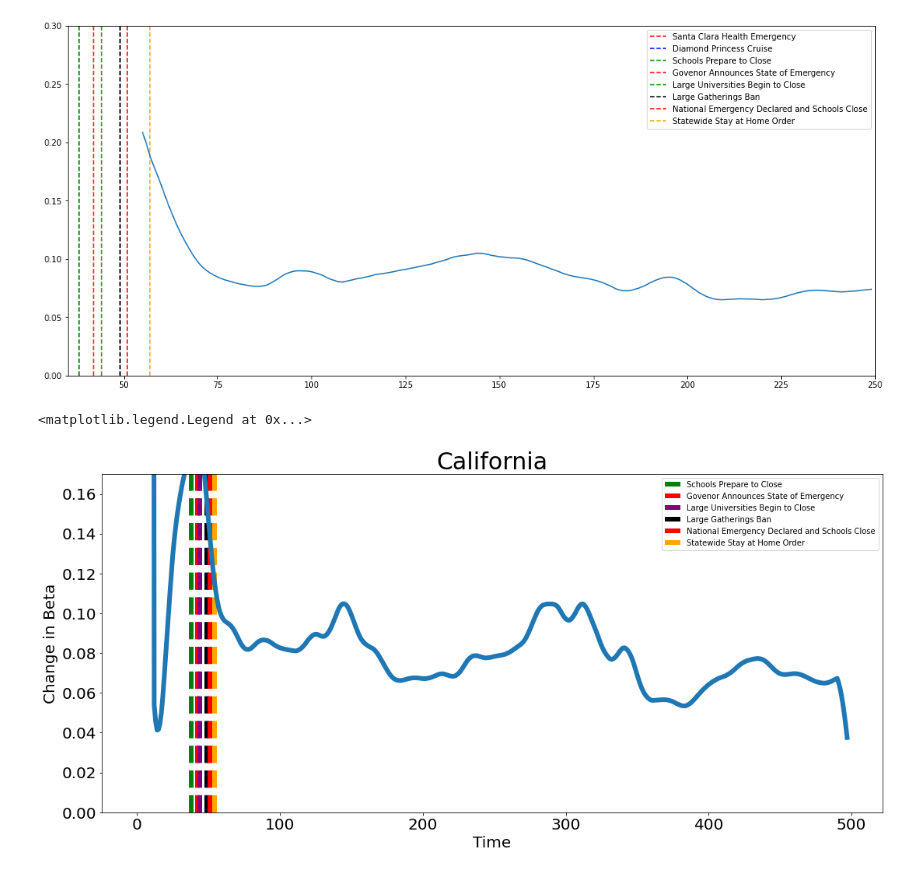
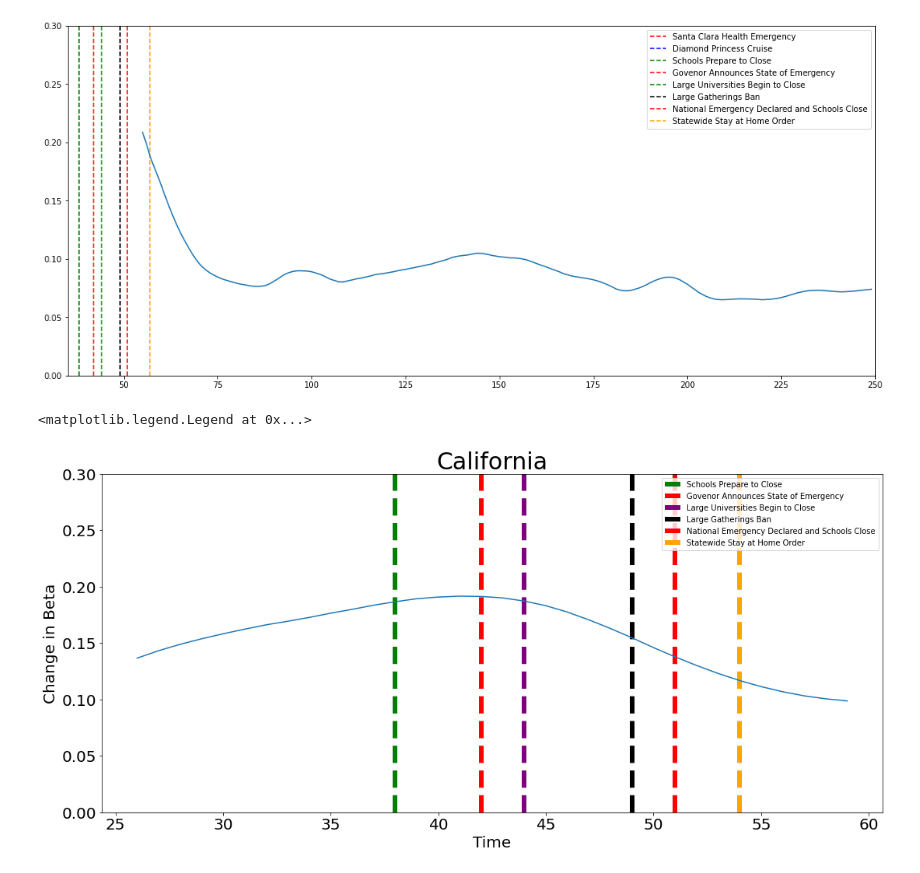
Before and after one commit to holiday-pettijohn/COVID-Tracking-Biola-Summer, a Jupyter notebook: Code/Early Beta and Announcements .ipynb, the cells around one changed output. Saved outputs shown, nothing was run; the diff lists cells and outputs as text; code cells hidden in the pictures.

Commit message:
Modified graph to be more consistent
pls look over to check this haha, the last day is the end of march

```diff
--- a/Code/Early Beta and Announcements .ipynb
+++ b/Code/Early Beta and Announcements .ipynb
@@ -815,7 +815,7 @@ hWin = window // 2
 
 beta = getBeta(pop, q, infectRaw, deadRaw, window)
 beta = betaWithKernel(beta)
-ax.plot(beta, linewidth=lw)
+#ax.plot(beta, linewidth=lw)
 
 csvfile=open(pathM+fileM, newline='', encoding='UTF-8')
 rd = csv.reader(csvfile, delimiter=',')
@@ -828,37 +828,44 @@ mDates = []
 lost = 0
 
 mDind = []
-dates = dates.tolist()
+#dates = dates.tolist()
+dates= ["1/22/2020", "1/23/2020", "1/24/2020", "1/25/2020", "1/26/2020", "1/27/2020", "1/28/2020", "1/29/2020", "1/30/2020", "1/31/2020", "2/1/2020", "2/2/2020", "2/3/2020", "2/4/2020", "2/5/2020", "2/6/2020", "2/7/2020", "2/8/2020", "2/9/2020", "2/10/2020", "2/11/2020", "2/12/2020", "2/13/2020", "2/14/2020", "2/15/2020", "2/16/2020", "2/17/2020", "2/18/2020", "2/19/2020", "2/20/2020", "2/21/2020", "2/22/2020", "2/23/2020", "2/24/2020", "2/25/2020", "2/26/2020", "2/27/2020", "2/28/2020", "2/29/2020", "3/1/2020", "3/2/2020", "3/3/2020", "3/4/2020", "3/5/2020", "3/6/2020", "3/7/2020", "3/8/2020", "3/9/2020", "3/10/2020", "3/11/2020", "3/12/2020", "3/13/2020", "3/14/2020", "3/15/2020", "3/16/2020", "3/17/2020", "3/18/2020", "3/19/2020", "3/20/2020", "3/21/2020", "3/22/2020", "3/23/2020", "3/24/2020", "3/25/2020", "3/26/2020", "3/27/2020", "3/28/2020", "3/29/2020", "3/30/2020", "3/31/2020"]
+time = [0,1,2,3,4,5,6,7,8,9,10,11,12,13,14,15,16,17,18,19,20,21,22,23,24,25,26,27,28,29,30,31,32,33,34,35,36,37,38,39,40,41,42,43,44,45,46,47,48,49,50,51,52,53,54,55,56,57,58,59,60,61,62,63,64,65,66,67,68,69,70,71,72,73]
 
 
-ax.set_ylim(0,0.17)
+ax.set_ylim(0,0.3)
 for i in range (len(mDind)):
     r = random.random()
     g = random.random()
     b = random.random()
     col = (r, g, b)
     plt.vlines(x=mDind[i], color = col, ymin=0, linestyle='dashed', ymax=0.2, label=mandates[i], linewidth=3)
 
     plt.vlines(x = dates.index("2/3/2020"), ymin = 0, ymax = 1, linestyle = 'dashed', color = 'red', label = "Santa Clara Health Emergency")
 #plt.vlines(x = dates.index("2/6/2020"), ymin = 0, ymax = 1, linestyle = 'dashed', color = 'blue', label = "Diamond Princess Cruise")
 plt.vlines(x = dates.index("2/29/2020"), ymin = 0, ymax = 1, linestyle = 'dashed', color = 'green', label = "Schools Prepare to Close", linewidth=lw)
 plt.vlines(x = dates.index("3/4/2020"), ymin = 0, ymax = 1, linestyle = 'dashed', color = 'red', label = "Govenor Announces State of Emergency", linewidth=lw)
 plt.vlines(x = dates.index("3/6/2020"), ymin = 0, ymax = 1, linestyle = 'dashed', color = 'purple', label = "Large Universities Begin to Close", linewidth=lw)
 plt.vlines(x = dates.index("3/11/2020"), ymin = 0, ymax = 1, linestyle = 'dashed', color = 'black', label = "Large Gatherings Ban", linewidth=lw)
 plt.vlines(x = dates.index("3/13/2020"), ymin = 0, ymax = 1, linestyle = 'dashed', color = 'red', label = "National Emergency Declared and Schools Close", linewidth=lw)
 plt.vlines(x = dates.index("3/16/2020"), ymin = 0, ymax = 1, linestyle = 'dashed', color = 'orange', label = "Statewide Stay at Home Order", linewidth=lw)
 #plt.vlines(x = dates.index("12/6/2020"), ymin = 0, ymax = 1, linestyle = 'dashed', color = 'orange', label = "Statewide Stay at Home Order", linewidth=lw)
 
 ax.set_title("California", fontsize = 30)
 ax.set_xlabel("Time", fontsize = 20)
 ax.set_ylabel("Change in Beta", fontsize = 20)
 plt.rc('xtick', labelsize=20)
 plt.rc('ytick', labelsize=20)
 ax.legend("Schools Prepare to Close", fontsize =20)
 
 
+startDate = 0
+while(dates[startDate]!="2/17/2020"):
+    startDate += 1
+
+ax.plot(time[26:60], beta[26:60])
 
 ax.legend()
 # %% [output]
 <matplotlib.legend.Legend at 0x...>
-[figure, old version]
+[figure, new version]
```
